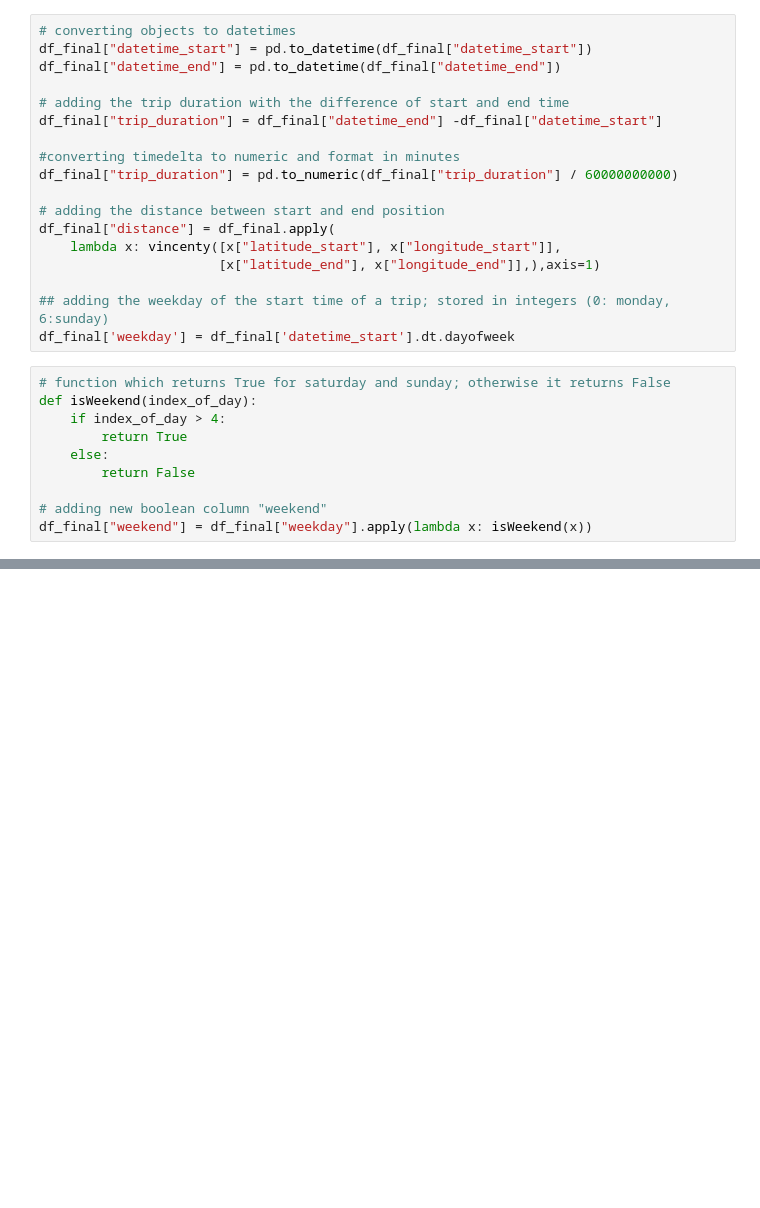
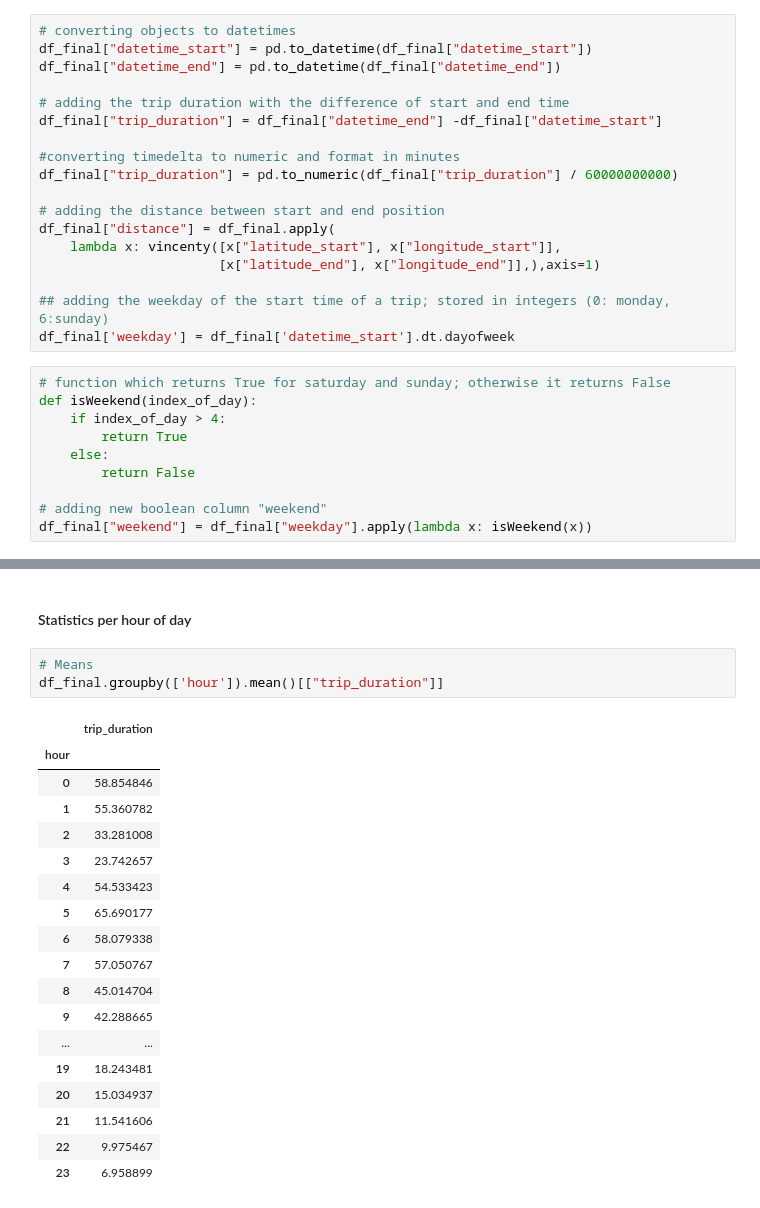
Before and after one commit to ey96/DataScienceBikesharing, a Jupyter notebook: PDS_dortmund_exploration.ipynb, the cells around one changed output, grey strips where cells are left out. Drawn from its saved outputs; the diff is of its cells as text; blank space fills up the shorter version.

```diff
--- a/PDS_dortmund_exploration.ipynb
+++ b/PDS_dortmund_exploration.ipynb
@@ -202,0 +292,24 @@ df_final
+# %% [markdown]
+#### Statistics per hour of day
+# %%
+# Means
+df_final.groupby(['hour']).mean()[["trip_duration"]]
+# %% [output]
+|  | trip_duration |
+| hour |  |
+| 0 | 58.854846 |
+| 1 | 55.360782 |
+| 2 | 33.281008 |
+| 3 | 23.742657 |
+| 4 | 54.533423 |
+| 5 | 65.690177 |
+| 6 | 58.079338 |
+| 7 | 57.050767 |
+| 8 | 45.014704 |
+| 9 | 42.288665 |
+| ... | ... |
+| 19 | 18.243481 |
+| 20 | 15.034937 |
+| 21 | 11.541606 |
+| 22 | 9.975467 |
+| 23 | 6.958899 |
```
Also changed, not shown: parts of 13 cells of this notebook.
